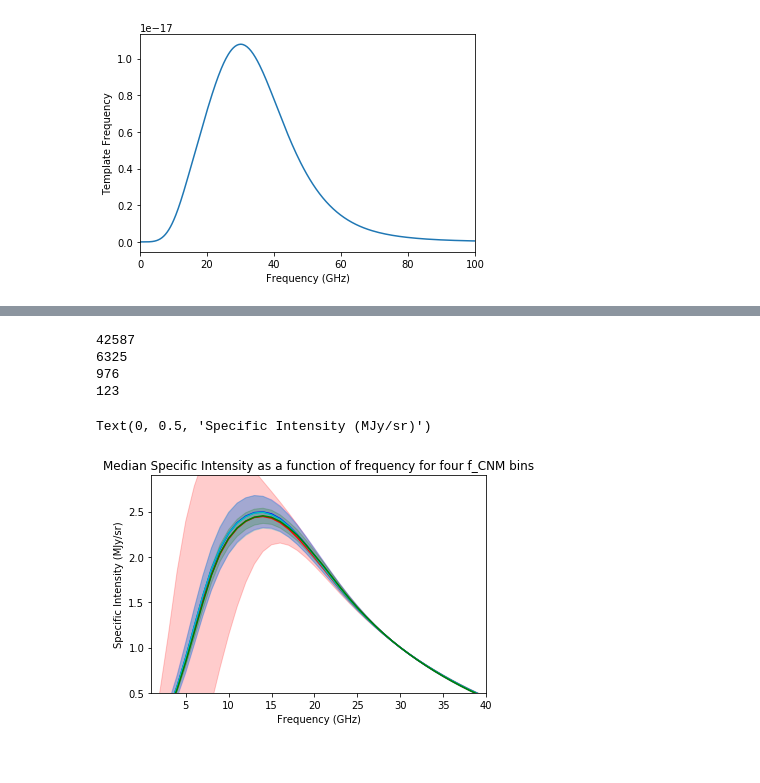
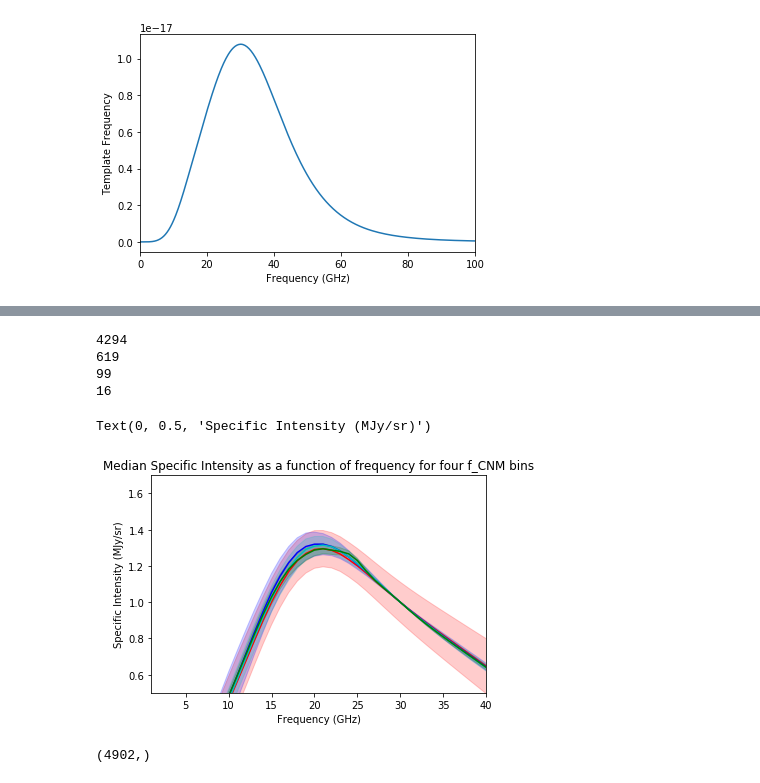
Before and after one commit to mdodici/AME-CNM, a Jupyter notebook: maps/Frequency spectra.ipynb, the cells around one changed output, grey strips where cells are left out. Saved outputs shown, nothing was run; the diff lists cells and outputs as text; code cells hidden in the pictures.

```diff
--- a/maps/Frequency spectra.ipynb
+++ b/maps/Frequency spectra.ipynb
@@ -289,10 +289,11 @@ def finite_fCNM(i,t):
 
     l = []
     for a in t:
-        if np.isfinite(f_CNM[a]) == 1 and f_CNM[a] > 0.0128:
+        if np.isfinite(f_CNM[a]) == 1 and f_CNM[a] > 0.001:
             l.append(i[a])
     return np.array(l)
 # %%
+t = np.random.choice(np.arange(len(f_CNM)), 10000, replace=False)
 a1 = finite_fCNM(m,t)
 a2 = finite_fCNM(n,t)
 nup1 = finite_fCNM(nu_p,t)
@@ -722,5 +682,7 @@ def I_bins(m, n, nu_p):
 # %%
-idx = np.random.choice(np.arange(len(f_CNM)), 100000, replace=False) #picks a set of pixels from the length of f_CNM
+#Implements the function above to graph median SED curves for four bins of various f_CNM
+
+idx = np.random.choice(np.arange(len(f_CNM)), 10000, replace=False) #picks a set of pixels from the length of f_CNM
 
 m_0, m_1, m_2, m_3, m_4, m_5 = ([] for i in range(6)) #creates 6 empty bins for m
 n_0, n_1, n_2, n_3, n_4, n_5 = ([] for i in range(6)) #creates 6 empty bins for n
@@ -744,60 +706,44 @@ for x in idx: #sorts the pixels into bins based on fCNM
         m_3.append(m[x])
         n_3.append(n[x])
         nu_p3.append(nu_p[x])
-    #elif 0.20 < f_CNM[x] <= 0.25:
-        #m_4.append(m[x])
-        #n_4.append(n[x])
-        #nu_p4.append(nu_p[x])
-    #elif 0.25 < f_CNM[x] <= 0.30:
-        #m_5.append(m[x])
-        #n_5.append(n[x])
-        #nu_p5.append(nu_p[x])
 
 print(len(m_0))
 print(len(m_1))
 print(len(m_2))
 print(len(m_3))
-I0, std0, nu0 = I_bins(m_0, n_0, nu_p0)
+nu = np.linspace(1, 100, 100)
+
+I0, std0 = I_bins(m_0, n_0, nu_p0, nu)
 pos0 = I0 + std0
 neg0 = I0 - std0
-I1, std1, nu1 = I_bins(m_1, n_1, nu_p1)
+I1, std1 = I_bins(m_1, n_1, nu_p1, nu)
 pos1 = I1 + std1
 neg1 = I1 - std1
-I2, std2, nu2 = I_bins(m_2, n_2, nu_p2)
+I2, std2 = I_bins(m_2, n_2, nu_p2, nu)
 pos2 = I2 + std2
 neg2 = I2 - std2
-I3, std3, nu3 = I_bins(m_3, n_3, nu_p3)
+I3, std3 = I_bins(m_3, n_3, nu_p3, nu)
 pos3 = I3 + std3
 neg3 = I3 - std3
-#I4, std4, nu4 = I_bins(m_4, n_4, nu_p4)
-#pos4 = Im4 + std4
-#neg4 = Im4 - std4
-#I5, std5, nu5 = I_bins(m_5, n_5, nu_p5)
-#pos5 = Im5 + std5
-#neg5 = Im5 - std5
 
 plt.plot(nu0, I0, 'r')
 plt.fill_between(nu0, pos0, neg0, color='r', alpha = .2)
 plt.plot(nu1, I1, 'b')
 plt.fill_between(nu1, pos1, neg1, color='b', alpha = .2)
 plt.plot(nu2, I2, 'c')
 plt.fill_between(nu2, pos2, neg2, color='c', alpha = .2)
 plt.plot(nu3, I3, 'g')
 plt.fill_between(nu3, pos3, neg3, color='g', alpha = .2)
 
-#Im0, Im0_cov = scipy.optimize.curve_fit(gaussian, nu0, I0, p0=[15,7,1])
-#plt.plot(nu5, gaussian(nu5, Im5[0], Im5[1], Im5[2]), 'c')
-#plt.fill_between(nu5, pos5, neg5, color='c', alpha = .2)
-
 plt.xlim(1,40)
-plt.ylim(0.5,2.9)
+plt.ylim(0.5,1.7)
 plt.title('Median Specific Intensity as a function of frequency for four f_CNM bins')
 plt.xlabel('Frequency (GHz)')
 plt.ylabel('Specific Intensity (MJy/sr)')
 # %% [output]
-42587
-6325
-976
-123
+4294
+619
+99
+16
 Text(0, 0.5, 'Specific Intensity (MJy/sr)')
-[figure, old version]
+[figure, new version]
@@ -803,0 +771,11 @@ Text(0, 0.5, 'Specific Intensity (MJy/sr)')
+# %%
+nu = np.linspace(1, 60, 60)                                        #creates a range of frequency values, from 1 to 60 GHz
+
+I_maps = np.empty((len(a1),))                                       #creates empty array
+for i in nu:                                                       #makes array with each row being a certain frequency
+    I_nui = np.array(I(a1, a2, nup1, nu_sd, f, i))                   #calculates pixel values for nu = i
+    I_maps = np.vstack((I_maps, I_nui))                            #stacks this in pre-existing array of pixel values/nu
+print(I_nui.shape)
+I_nucolumns = I_maps.T                                             #transposes so that each nu has its own column
+# %% [output]
+(4902,)
```
Also changed, not shown: parts of 15 cells of this notebook.
